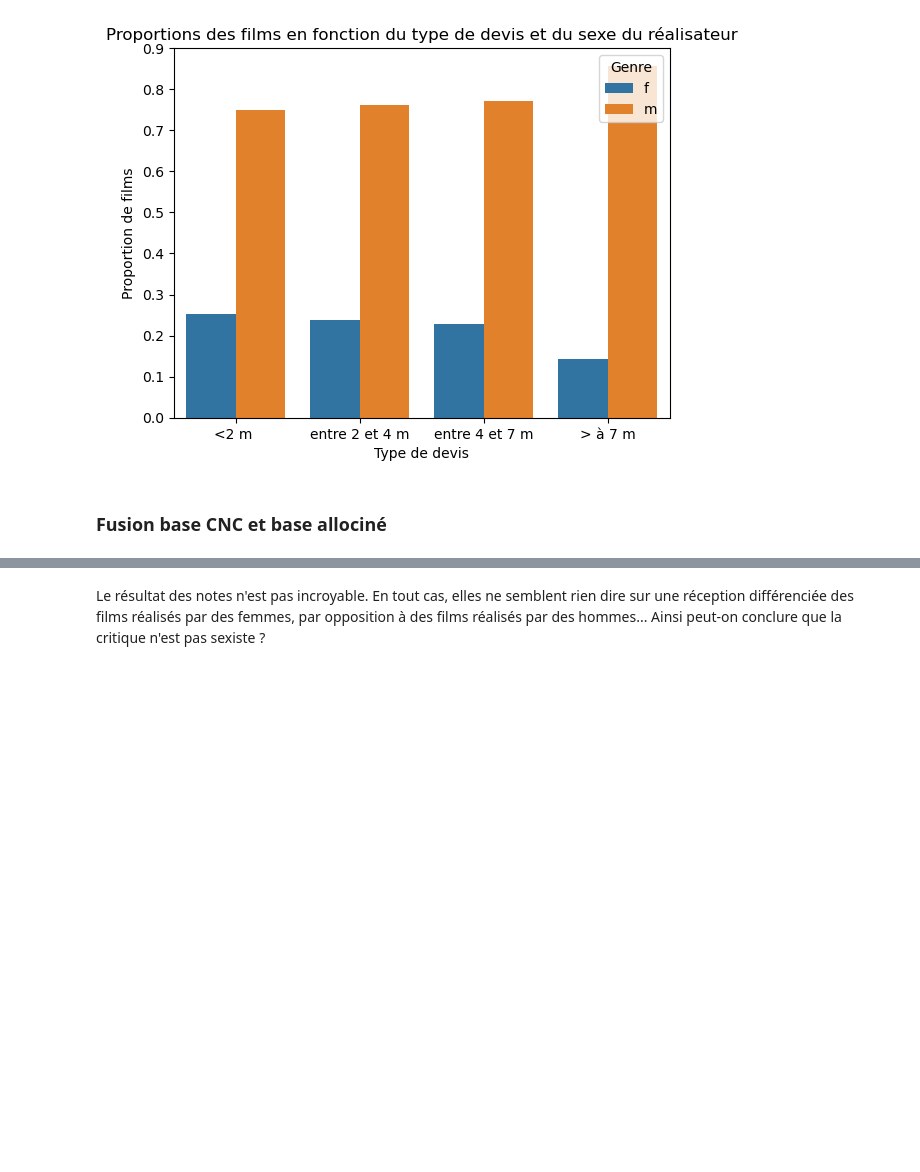
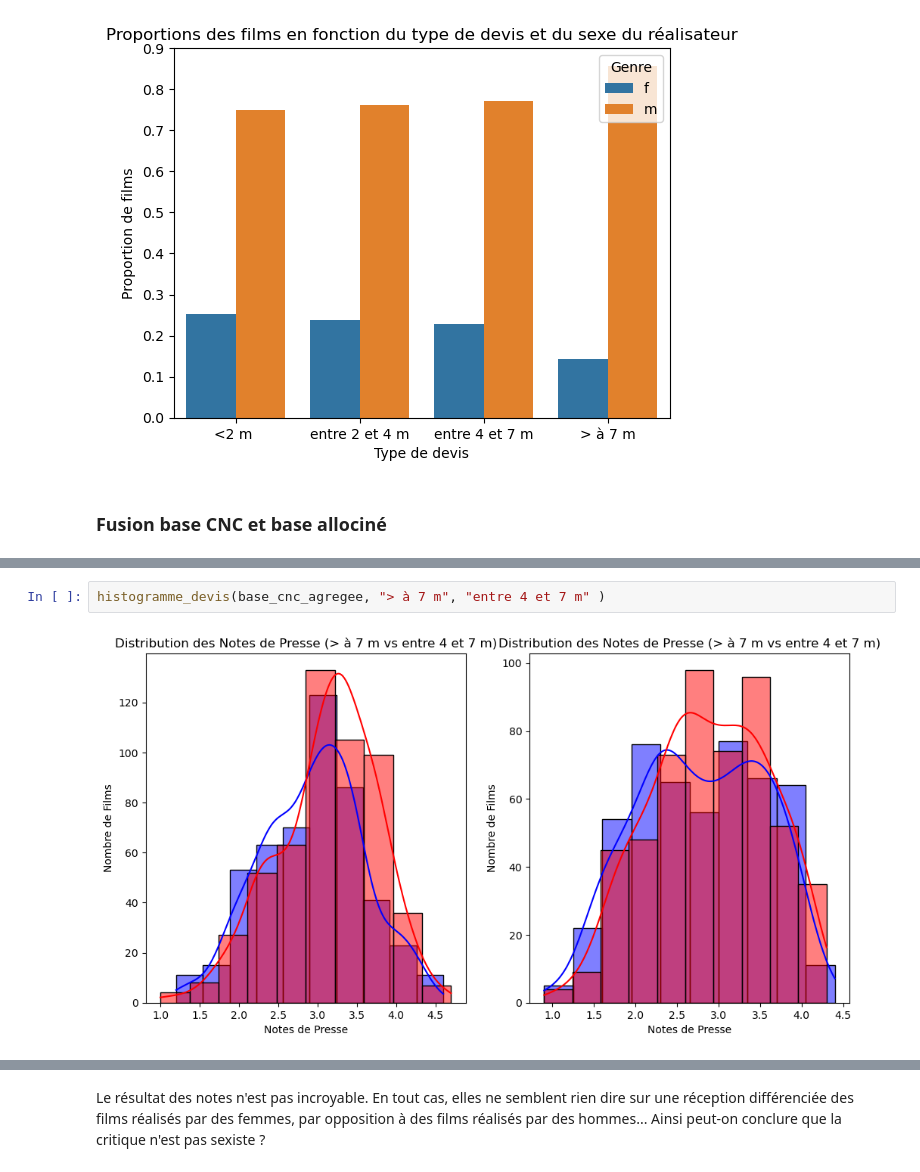
Before and after one commit to Clement-Dn/Projet_Cin-, a Jupyter notebook: Rapport_Projet_Cinema.ipynb, the cells around one changed output, grey strips where cells are left out. Saved outputs shown, nothing was run; the diff lists cells and outputs as text; blank space fills up the shorter version.

```diff
--- a/Rapport_Projet_Cinema.ipynb
+++ b/Rapport_Projet_Cinema.ipynb
@@ -469,0 +485,4 @@ base_cnc_agregee_moyennes
+# %%
+histogramme_devis(base_cnc_agregee, "> à 7 m", "entre 4 et 7 m" )
+# %% [output]
+[figure, added]
```
Also changed, not shown: parts of 17 cells of this notebook.
